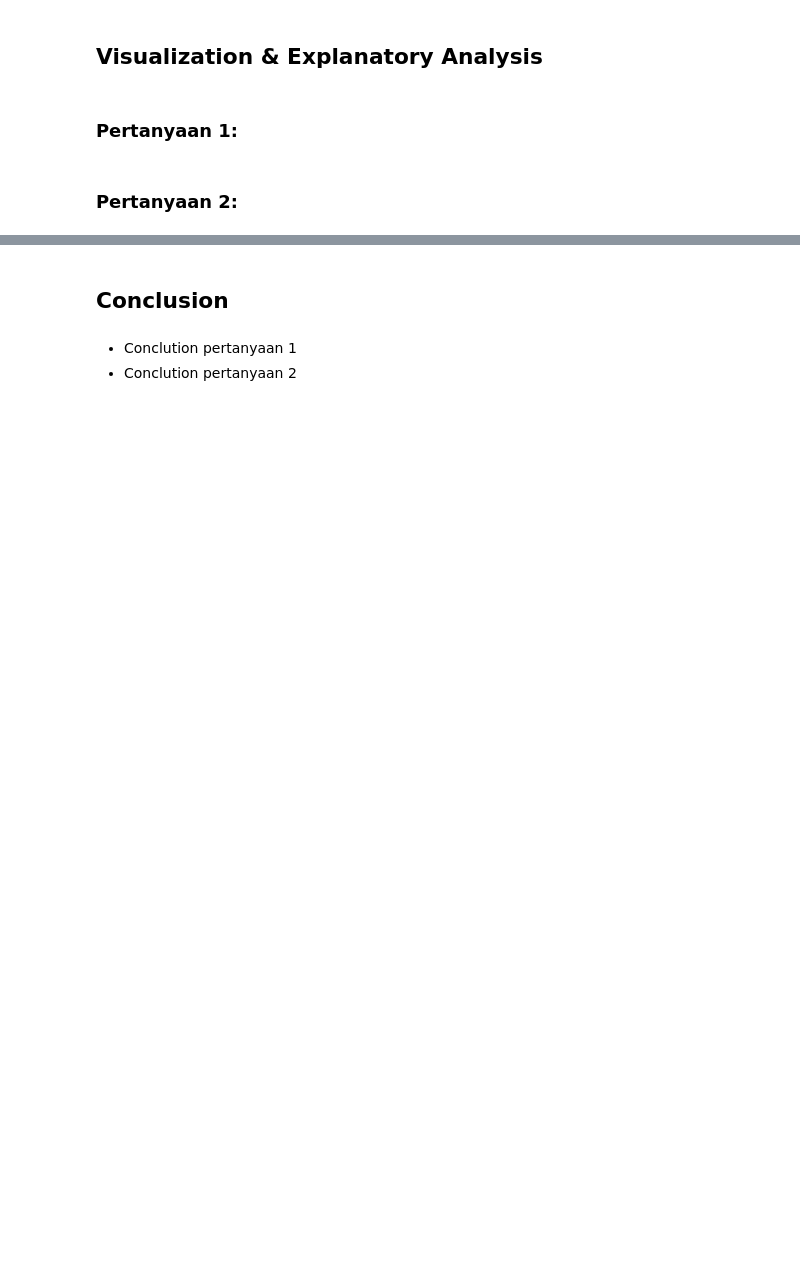
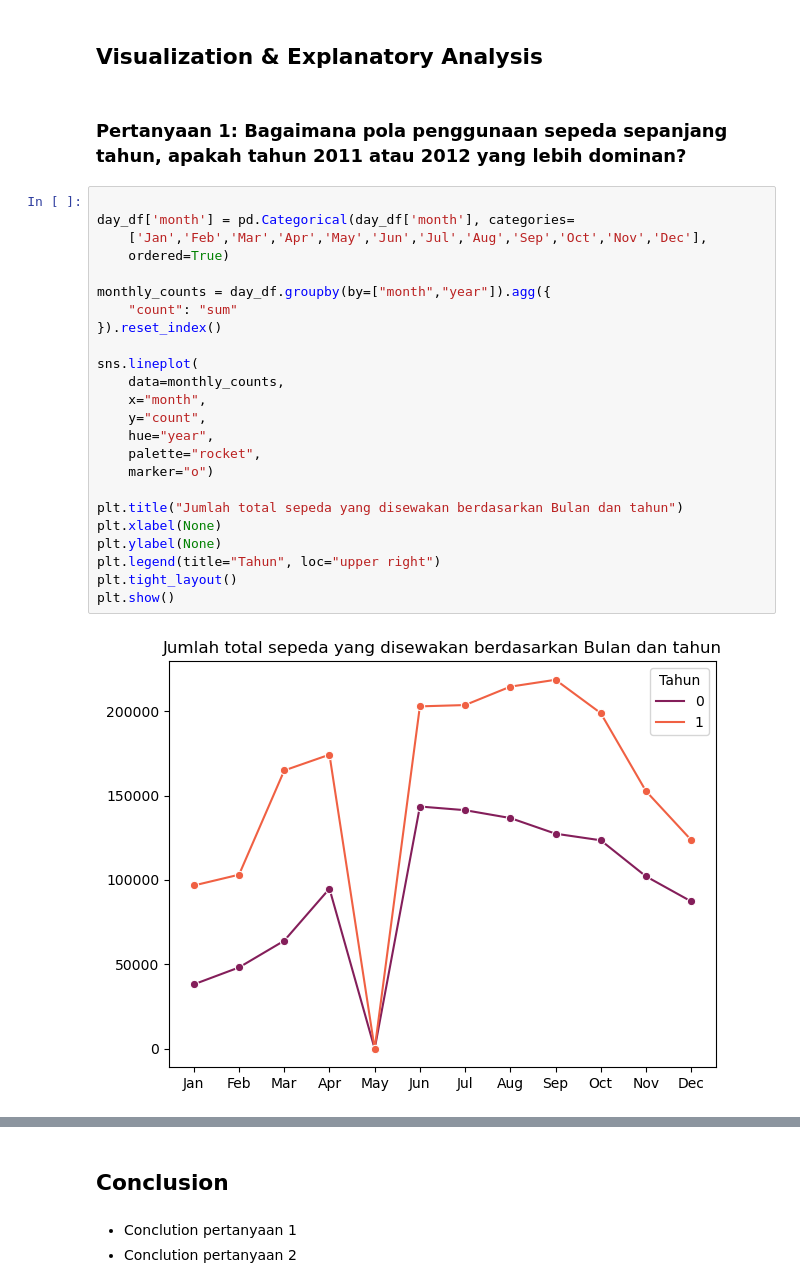
Before and after one commit to yasiramri/dashboard-rental-sepeda, a Jupyter notebook: Proyek_Analisis_Data.ipynb, the cells around one changed output, grey strips where cells are left out. Saved outputs shown, nothing was run; the diff lists cells and outputs as text; blank space fills up the shorter version.

Commit message:
membuat dashboard rental sepeda

```diff
--- a/Proyek_Analisis_Data.ipynb
+++ b/Proyek_Analisis_Data.ipynb
@@ -25,6 +475,30 @@
 # %% [markdown]
 ## Visualization & Explanatory Analysis
-# %% [markdown]
-### Pertanyaan 1:
-# %% [markdown]
-### Pertanyaan 2:
+# %% [markdown]
+### Pertanyaan 1: Bagaimana pola penggunaan sepeda sepanjang tahun, apakah tahun 2011 atau 2012 yang lebih dominan?
+# %%
+
+day_df['month'] = pd.Categorical(day_df['month'], categories=
+    ['Jan','Feb','Mar','Apr','May','Jun','Jul','Aug','Sep','Oct','Nov','Dec'],
+    ordered=True)
+
+monthly_counts = day_df.groupby(by=["month","year"]).agg({
+    "count": "sum"
+}).reset_index()
+
+sns.lineplot(
+    data=monthly_counts,
+    x="month",
+    y="count",
+    hue="year",
+    palette="rocket",
+    marker="o")
+
+plt.title("Jumlah total sepeda yang disewakan berdasarkan Bulan dan tahun")
+plt.xlabel(None)
+plt.ylabel(None)
+plt.legend(title="Tahun", loc="upper right")
+plt.tight_layout()
+plt.show()
+# %% [output]
+[figure, added]
```
Also changed, not shown: parts of 78 cells of this notebook, 4 other files.
